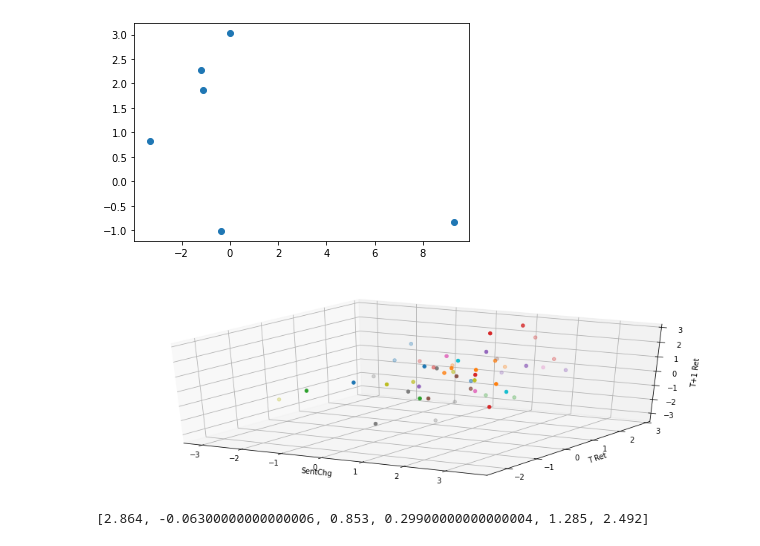
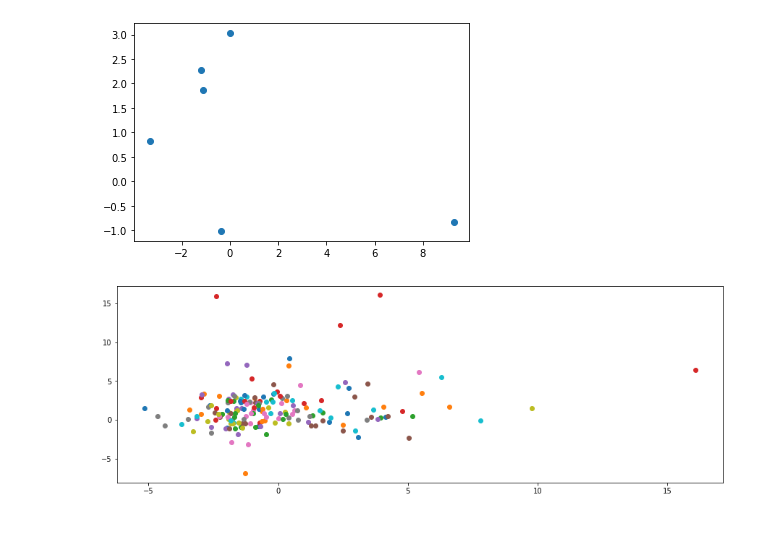
Before and after one commit to bd395/quantFinance, a Jupyter notebook: DOW_StockTwits/Predicting_Tomorrow.ipynb, the cells around one changed output. Cells and saved outputs as stored; diff of their text form; code cells hidden in the pictures.

```diff
--- a/DOW_StockTwits/Predicting_Tomorrow.ipynb
+++ b/DOW_StockTwits/Predicting_Tomorrow.ipynb
@@ -163,28 +163,30 @@ plt.scatter(x,y)
 # %%
 from pylab import rcParams
 rcParams['figure.figsize'] = 15,5
 
 from mpl_toolkits.mplot3d import Axes3D
 
-fig = plt.figure()
-ax = fig.add_subplot(111, projection='3d')
+#fig = plt.figure()
+#ax = fig.add_subplot(111, projection='3d')
 
 for i in range(len(tix_df)):
     x = tix_df[i].loc[:,"sentimentChange"]
-    y = tix_df[i].loc[:,'percent']
+    y = tix_df[i].loc[:,'trendingScore']
     z = tix_df[i].loc[:,"percent"]
 
-    x = np.log(x[:6].tolist())
-    y = np.log(y[:6].tolist())
-    z = np.log(z[1:7].tolist())
+    x = x[:6].tolist()
+    y = y[:6].tolist()
+    z = z[1:7].tolist()
 
-    ax.scatter(x, y, z)
+    plt.scatter(y,z)
 
-    ax.set_xlabel('SentChg')
-    ax.set_ylabel('T Ret')
-    ax.set_zlabel('T+1 Ret')
+#     ax.scatter(x, y, z)
+
+#     ax.set_xlabel('SentChg')
+#     ax.set_ylabel('VolChg')
+#     ax.set_zlabel('T+1 Ret')
 # %% [output]
-[figure, old version]
+[figure, new version]
 # %%
 from mpl_toolkits.mplot3d import Axes3D
 import matplotlib.pyplot as plt
@@ -201,7 +203,3 @@ ax.scatter(x, y, z)
 ax.set_xlabel('X Label')
 ax.set_ylabel('Y Label')
 ax.set_zlabel('Z Label')
-# %%
-y.tolist()
-# %% [output]
-[2.864, -0.06300000000000006, 0.853, 0.29900000000000004, 1.285, 2.492]
```
Also changed, not shown: parts of 2 cells of this notebook, 1 other file.
